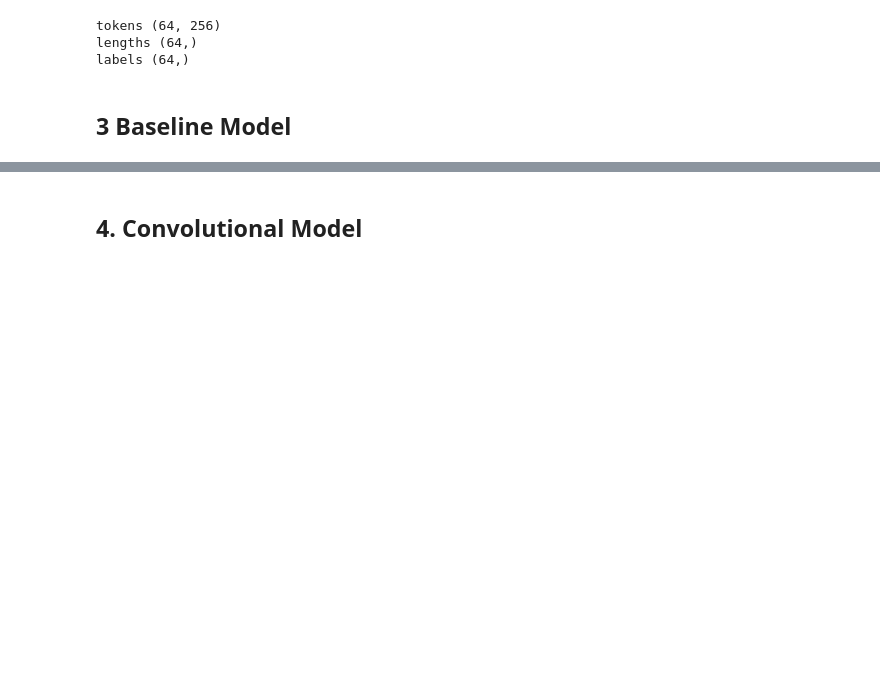
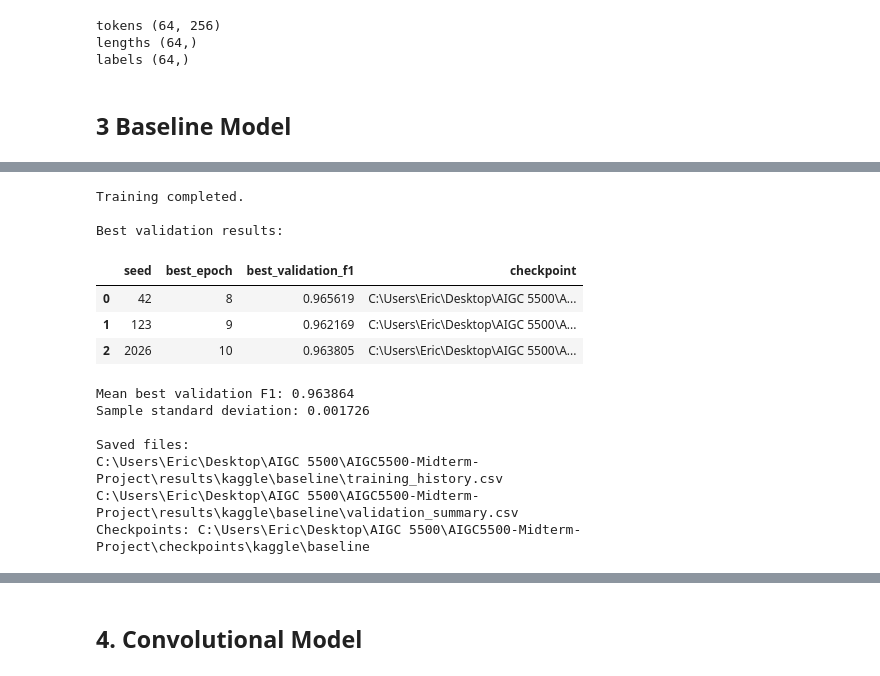
Before and after one commit to erictsaily/AIGC5500-Midterm-Project, a Jupyter notebook: notebooks/06_second_dataset_experiment.ipynb, the cells around one changed output, grey strips where cells are left out. Saved outputs shown, nothing was run; the diff lists cells and outputs as text; code cells hidden in the pictures; blank space fills up the shorter version.

```diff
--- a/notebooks/06_second_dataset_experiment.ipynb
+++ b/notebooks/06_second_dataset_experiment.ipynb
@@ -175,2 +183,18 @@ labels (64,)
 # %% [markdown]
 ## 3 Baseline Model
+# %%
+from src.baseline_model import BaselineModel
+from src.config import
+
+RESULTS_DIR_BASELINE.mkdir(parents=True, exist_ok=True)
+CHECKPOINT_DIR_BASELINE.mkdir(parents=True, exist_ok=True)
+
+INPUT_KEY = "tokens"
+LABEL_KEY = "labels"
+PADDING_IDX = 0
+
+assert INPUT_KEY in example_batch
+assert LABEL_KEY in example_batch
+assert example_batch[INPUT_KEY].ndim == 2
+assert example_batch[LABEL_KEY].ndim == 1
+assert set(torch.unique(example_batch[LABEL_KEY]).tolist()).issubset({0, 1})
@@ -176,0 +389,40 @@ labels (64,)
+# %%
+history_df = pd.DataFrame(training_history)
+summary_df = pd.DataFrame(seed_summaries)
+
+history_path = RESULTS_DIR_BASELINE / "training_history.csv"
+summary_path = RESULTS_DIR_BASELINE / "validation_summary.csv"
+
+history_df.to_csv(history_path, index=False)
+summary_df.to_csv(summary_path, index=False)
+
+# Mean and sample standard deviation across the three seeds
+mean_f1 = summary_df["best_validation_f1"].mean()
+std_f1 = summary_df["best_validation_f1"].std(ddof=1)
+
+print("\nTraining completed.")
+print("\nBest validation results:")
+display(summary_df)
+
+print(f"Mean best validation F1: {mean_f1:.6f}")
+print(f"Sample standard deviation: {std_f1:.6f}")
+
+print("\nSaved files:")
+print(history_path)
+print(summary_path)
+print("Checkpoints:", CHECKPOINT_DIR_BASELINE)
+# %% [output]
+Training completed.
+
+Best validation results:
+|  | seed | best_epoch | best_validation_f1 | checkpoint |
+| 0 | 42 | 8 | 0.965619 | C:\Users\Eric\Desktop\AIGC 5500\A... |
+| 1 | 123 | 9 | 0.962169 | C:\Users\Eric\Desktop\AIGC 5500\A... |
+| 2 | 2026 | 10 | 0.963805 | C:\Users\Eric\Desktop\AIGC 5500\A... |
+Mean best validation F1: 0.963864
+Sample standard deviation: 0.001726
+
+Saved files:
+C:\Users\Eric\Desktop\AIGC 5500\AIGC5500-Midterm-Project\results\kaggle\baseline\training_history.csv
+C:\Users\Eric\Desktop\AIGC 5500\AIGC5500-Midterm-Project\results\kaggle\baseline\validation_summary.csv
+Checkpoints: C:\Users\Eric\Desktop\AIGC 5500\AIGC5500-Midterm-Project\checkpoints\kaggle\baseline
```
Also changed, not shown: parts of 11 cells of this notebook, 1 other file.
